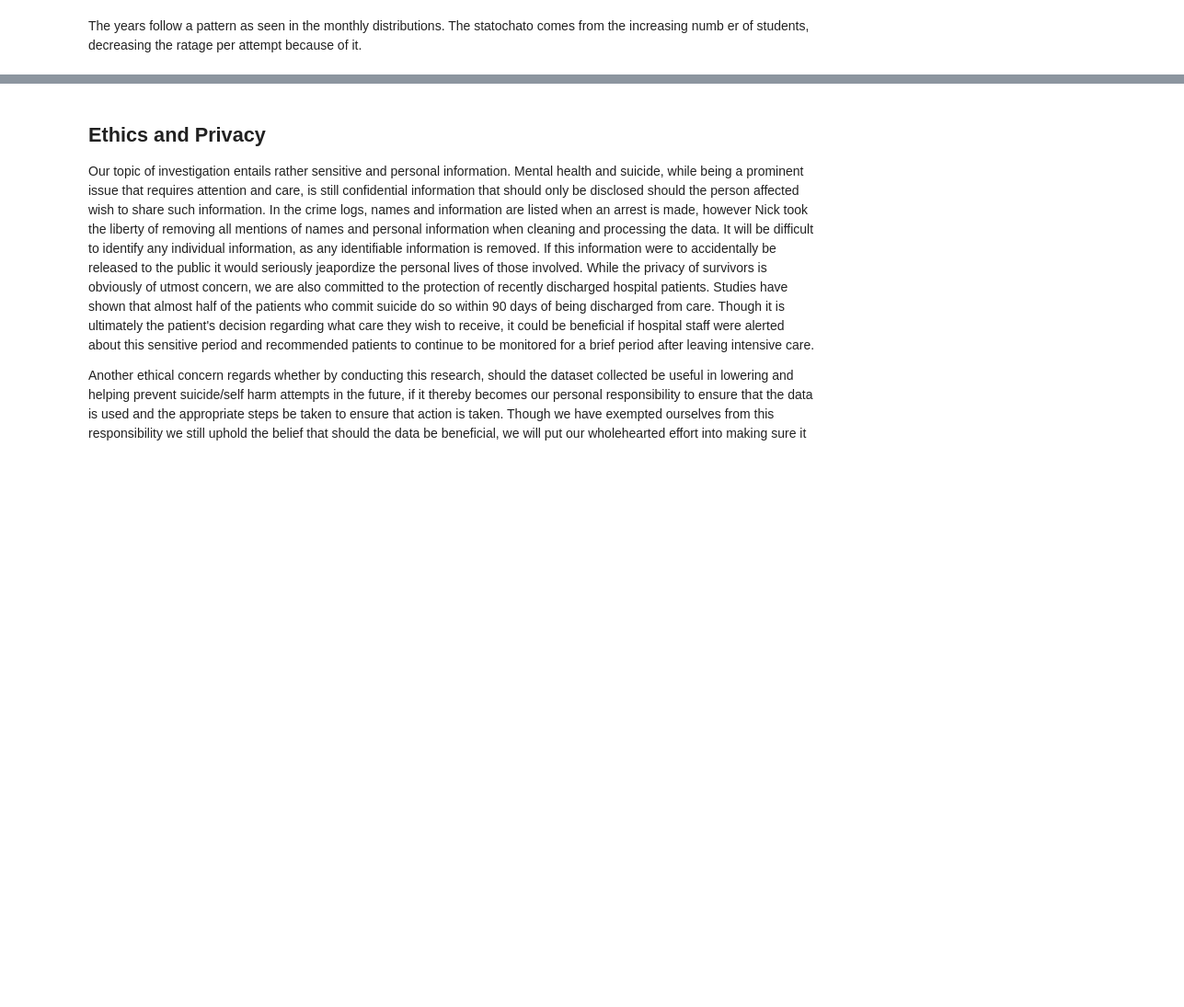
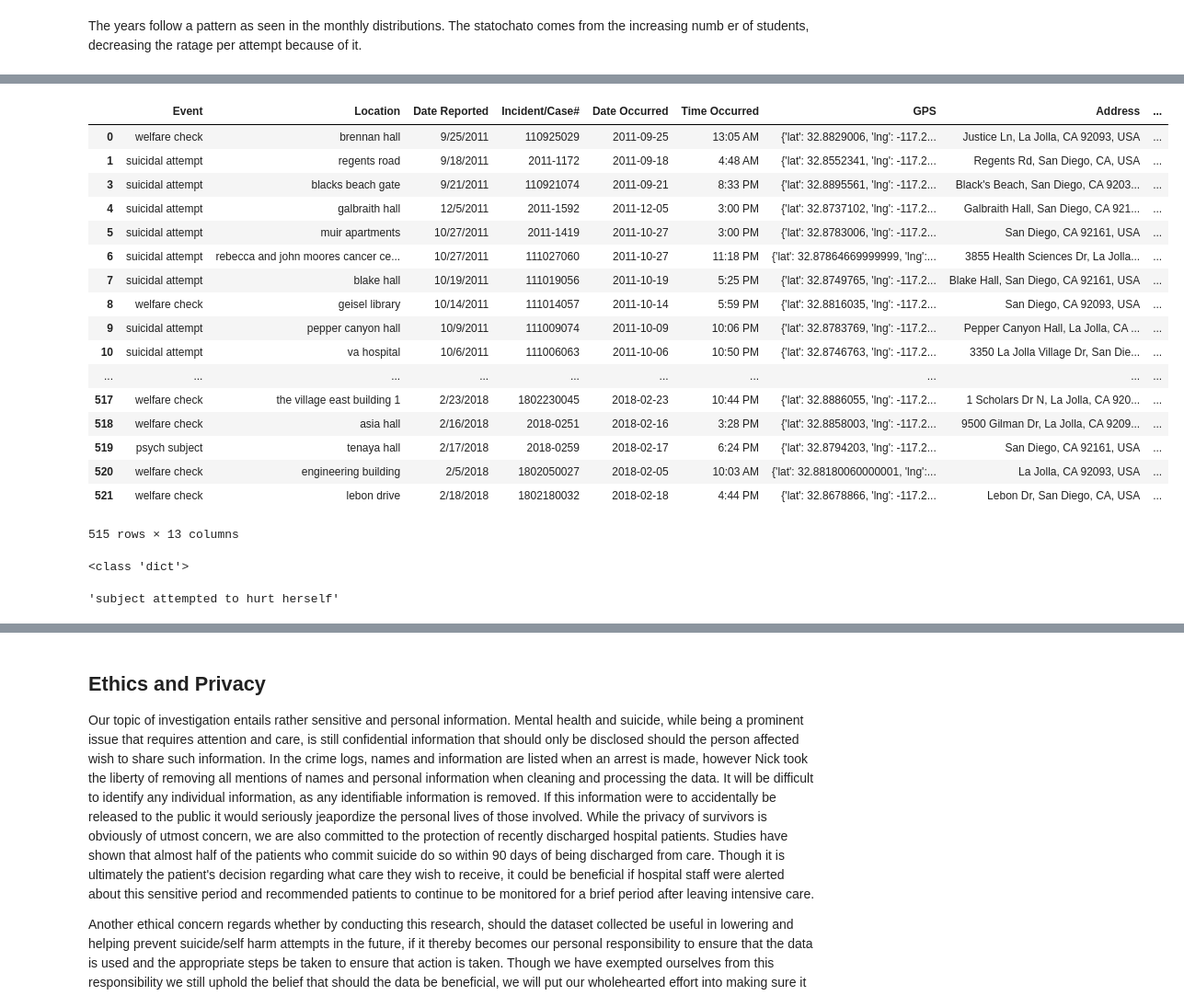
Before and after one commit to byungheon-jeong/CrimeAttemptsOnUCSD, a Jupyter notebook: suicideAttempts.ipynb, the cells around one changed output, grey strips where cells are left out. Shown at 92% size. Cells and saved outputs as stored; diff of their text form; code cells hidden in the pictures; blank space fills up the shorter version.

```diff
--- a/suicideAttempts.ipynb
+++ b/suicideAttempts.ipynb
@@ -534,0 +618,27 @@ test
+# %%
+test["datetime"] = [datetime.strptime(x, '%m/%d/%Y') for x in test["Date Reported"] ]
+# %%
+filtered = test[test.GPS != "Not Available"]
+# %%
+# filtered["Result"]=filtered["Disposition:"]
+# filtered = filtered.drop("Disposition:", axis=1)
+filtered["Filtered Time"] = for rank, event in
+# %% [output]
+|  | Event | Location | Date Reported | Incident/Case# | Date Occurred | Time Occurred | GPS | Address | ... |
+| 0 | welfare check | brennan hall | 9/25/2011 | 110925029 | 2011-09-25 | 13:05 AM | {'lat': 32.8829006, 'lng': -117.2... | Justice Ln, La Jolla, CA 92093, USA | ... |
+| 1 | suicidal attempt | regents road | 9/18/2011 | 2011-1172 | 2011-09-18 | 4:48 AM | {'lat': 32.8552341, 'lng': -117.2... | Regents Rd, San Diego, CA, USA | ... |
+| 3 | suicidal attempt | blacks beach gate | 9/21/2011 | 110921074 | 2011-09-21 | 8:33 PM | {'lat': 32.8895561, 'lng': -117.2... | Black's Beach, San Diego, CA 9203... | ... |
+| 4 | suicidal attempt | galbraith hall | 12/5/2011 | 2011-1592 | 2011-12-05 | 3:00 PM | {'lat': 32.8737102, 'lng': -117.2... | Galbraith Hall, San Diego, CA 921... | ... |
+| 5 | suicidal attempt | muir apartments | 10/27/2011 | 2011-1419 | 2011-10-27 | 3:00 PM | {'lat': 32.8783006, 'lng': -117.2... | San Diego, CA 92161, USA | ... |
+| 6 | suicidal attempt | rebecca and john moores cancer ce... | 10/27/2011 | 111027060 | 2011-10-27 | 11:18 PM | {'lat': 32.87864669999999, 'lng':... | 3855 Health Sciences Dr, La Jolla... | ... |
+| 7 | suicidal attempt | blake hall | 10/19/2011 | 111019056 | 2011-10-19 | 5:25 PM | {'lat': 32.8749765, 'lng': -117.2... | Blake Hall, San Diego, CA 92161, USA | ... |
+| 8 | welfare check | geisel library | 10/14/2011 | 111014057 | 2011-10-14 | 5:59 PM | {'lat': 32.8816035, 'lng': -117.2... | San Diego, CA 92093, USA | ... |
+| 9 | suicidal attempt | pepper canyon hall | 10/9/2011 | 111009074 | 2011-10-09 | 10:06 PM | {'lat': 32.8783769, 'lng': -117.2... | Pepper Canyon Hall, La Jolla, CA ... | ... |
+| 10 | suicidal attempt | va hospital | 10/6/2011 | 111006063 | 2011-10-06 | 10:50 PM | {'lat': 32.8746763, 'lng': -117.2... | 3350 La Jolla Village Dr, San Die... | ... |
+| ... | ... | ... | ... | ... | ... | ... | ... | ... | ... |
+| 517 | welfare check | the village east building 1 | 2/23/2018 | 1802230045 | 2018-02-23 | 10:44 PM | {'lat': 32.8886055, 'lng': -117.2... | 1 Scholars Dr N, La Jolla, CA 920... | ... |
+| 518 | welfare check | asia hall | 2/16/2018 | 2018-0251 | 2018-02-16 | 3:28 PM | {'lat': 32.8858003, 'lng': -117.2... | 9500 Gilman Dr, La Jolla, CA 9209... | ... |
+| 519 | psych subject | tenaya hall | 2/17/2018 | 2018-0259 | 2018-02-17 | 6:24 PM | {'lat': 32.8794203, 'lng': -117.2... | San Diego, CA 92161, USA | ... |
+| 520 | welfare check | engineering building | 2/5/2018 | 1802050027 | 2018-02-05 | 10:03 AM | {'lat': 32.88180060000001, 'lng':... | La Jolla, CA 92093, USA | ... |
+| 521 | welfare check | lebon drive | 2/18/2018 | 1802180032 | 2018-02-18 | 4:44 PM | {'lat': 32.8678866, 'lng': -117.2... | Lebon Dr, San Diego, CA, USA | ... |
+515 rows × 13 columns
@@ -534,0 +648,10 @@ test
+# %%
+for event, value in test.iterrows():
+    a = value.to_dict()
+    print(type(a))
+    break
+
+a["Summary"]
+# %% [output]
+<class 'dict'>
+'subject attempted to hurt herself'
```
Also changed, not shown: parts of 19 cells of this notebook, 1 other file.
